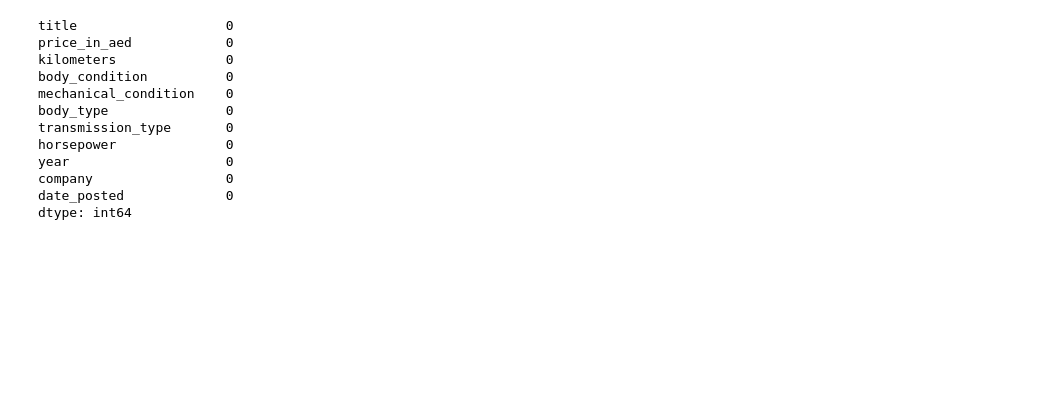
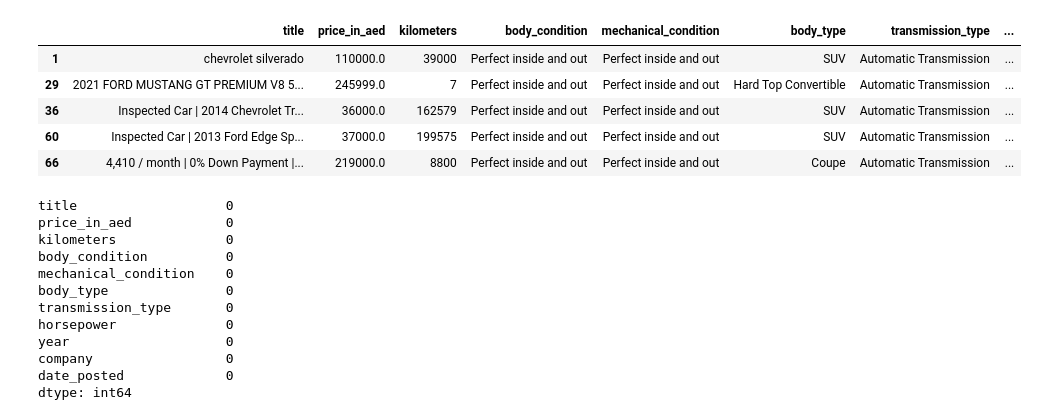
Before and after one commit to insper-classroom/22-2b-cd-p2-p2_albert_arthur_thiago, a Jupyter notebook: main.ipynb, the cells around one changed output. Drawn from its saved outputs; the diff is of its cells as text; code cells hidden in the pictures; blank space fills up the shorter version.

```diff
--- a/main.ipynb
+++ b/main.ipynb
@@ -75,6 +75,15 @@ dados = dados.loc[dados['fuel_type']!=('Hybrid'),:]
 
 # Ja que o combustivel que estamos considerando é só Gasolina, tiramos a coluna "fuel_type"
 dados.drop(['fuel_type'], axis=1, inplace=True)
+# %%
+dados.head(5)
+# %% [output]
+|  | title | price_in_aed | kilometers | body_condition | mechanical_condition | body_type | transmission_type | ... |
+| 1 | chevrolet silverado | 110000.0 | 39000 | Perfect inside and out | Perfect inside and out | SUV | Automatic Transmission | ... |
+| 29 | 2021 FORD MUSTANG GT PREMIUM V8 5... | 245999.0 | 7 | Perfect inside and out | Perfect inside and out | Hard Top Convertible | Automatic Transmission | ... |
+| 36 | Inspected Car | 2014 Chevrolet Tr... | 36000.0 | 162579 | Perfect inside and out | Perfect inside and out | SUV | Automatic Transmission | ... |
+| 60 | Inspected Car | 2013 Ford Edge Sp... | 37000.0 | 199575 | Perfect inside and out | Perfect inside and out | SUV | Automatic Transmission | ... |
+| 66 | 4,410 / month | 0% Down Payment |... | 219000.0 | 8800 | Perfect inside and out | Perfect inside and out | Coupe | Automatic Transmission | ... |
 # %%
 dados.isnull().sum() # Para ver se tem alguma celula vazia no df
 # %% [output]
```
Also changed, not shown: parts of 12 cells of this notebook.
